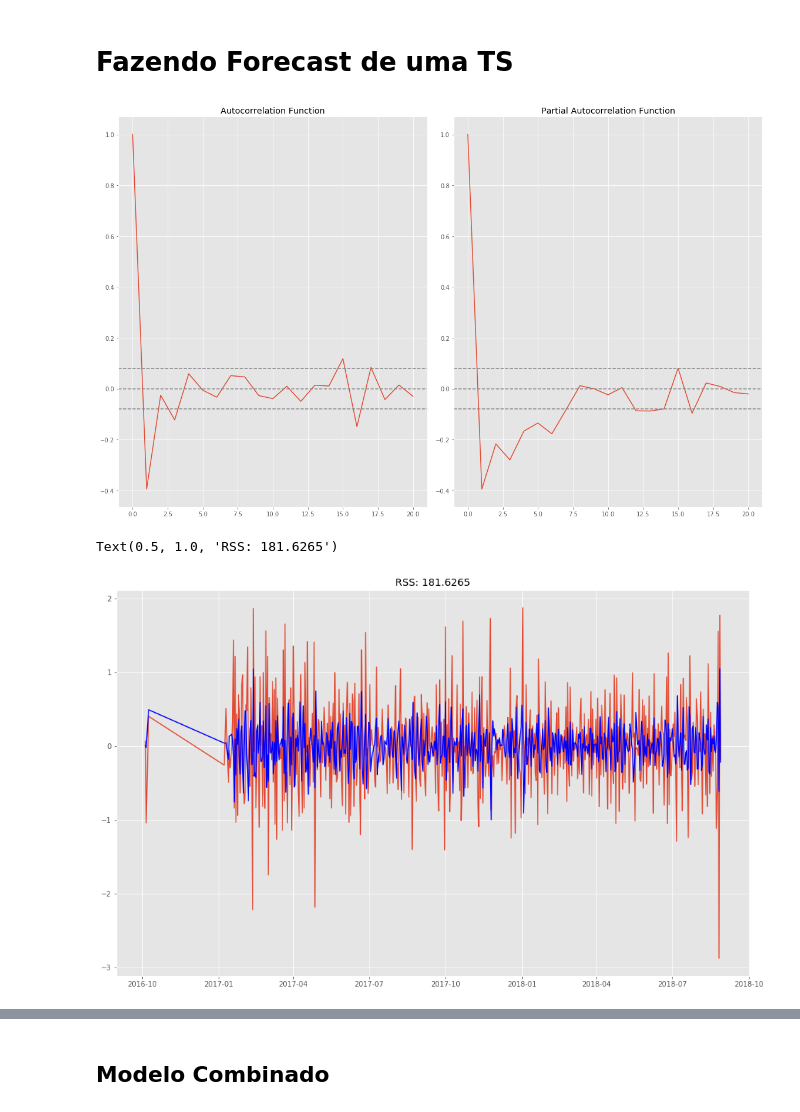
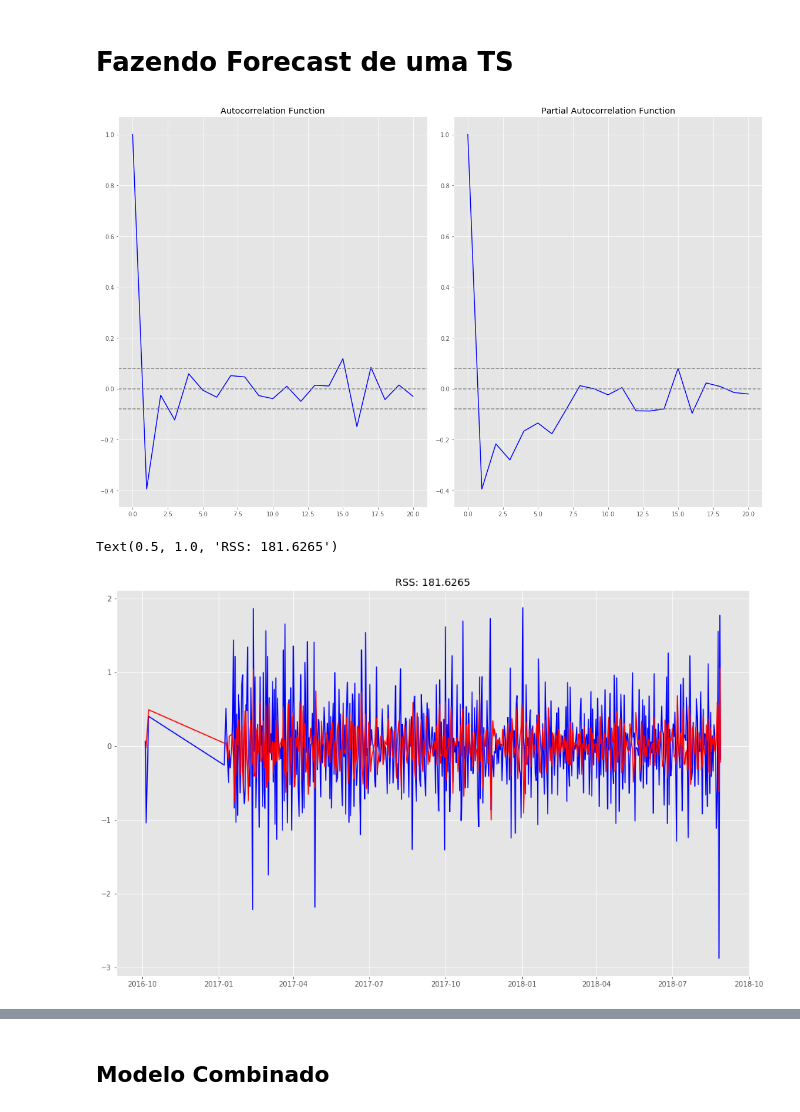
Before and after one commit to Crissky/brazilian-ecommerce, a Jupyter notebook: Notebooks/GERAL.ipynb, the cells around one changed output, grey strips where cells are left out. Saved outputs shown, nothing was run; the diff lists cells and outputs as text; code cells hidden in the pictures.

```diff
--- a/Notebooks/GERAL.ipynb
+++ b/Notebooks/GERAL.ipynb
@@ -1248,7 +1248,7 @@ lag_pacf = pacf(ts_log_diff, nlags=20, method='ols')
 # %%
 #Plot ACF:
 plt.subplot(121)
-plt.plot(lag_acf)
+plt.plot(lag_acf, color='blue')
 plt.axhline(y=0,linestyle='--',color='gray')
 plt.axhline(y=-1.96/np.sqrt(len(ts_log_diff)),linestyle='--',color='gray')
 plt.axhline(y=1.96/np.sqrt(len(ts_log_diff)),linestyle='--',color='gray')
@@ -1256,25 +1256,25 @@ plt.title('Autocorrelation Function')
 
 #Plot PACF:
 plt.subplot(122)
-plt.plot(lag_pacf)
+plt.plot(lag_pacf, color='blue')
 plt.axhline(y=0,linestyle='--',color='gray')
 plt.axhline(y=-1.96/np.sqrt(len(ts_log_diff)),linestyle='--',color='gray')
 plt.axhline(y=1.96/np.sqrt(len(ts_log_diff)),linestyle='--',color='gray')
 plt.title('Partial Autocorrelation Function')
 plt.tight_layout()
 # %% [output]
-[figure, old version]
+[figure, new version]
 # %%
 from statsmodels.tsa.arima_model import ARIMA
 # %%
 model = ARIMA(ts_log, order=(2, 1, 0))
 results_AR = model.fit(disp=-1)
-plt.plot(ts_log_diff)
-plt.plot(results_AR.fittedvalues, color='blue')
+plt.plot(ts_log_diff, color='blue')
+plt.plot(results_AR.fittedvalues, color='red')
 plt.title('RSS: %.4f'% sum((results_AR.fittedvalues-ts_log_diff)**2))
 # %% [output]
 Text(0.5, 1.0, 'RSS: 181.6265')
-[figure, old version]
+[figure, new version]
 # %%
 model = ARIMA(ts_log, order=(0, 1, 2))
 results_MA = model.fit(disp=-1)
```
Also changed, not shown: parts of 9 cells of this notebook.
